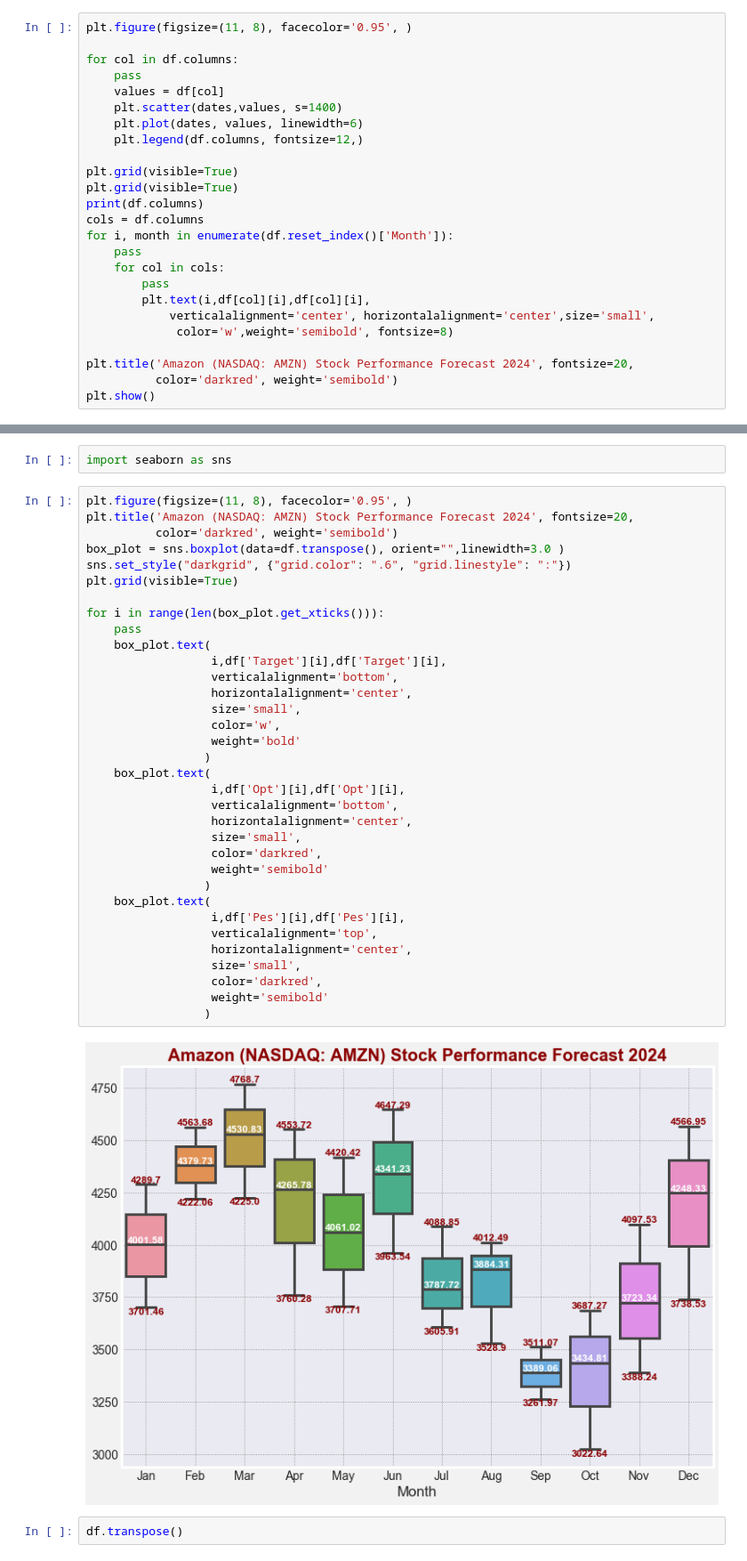
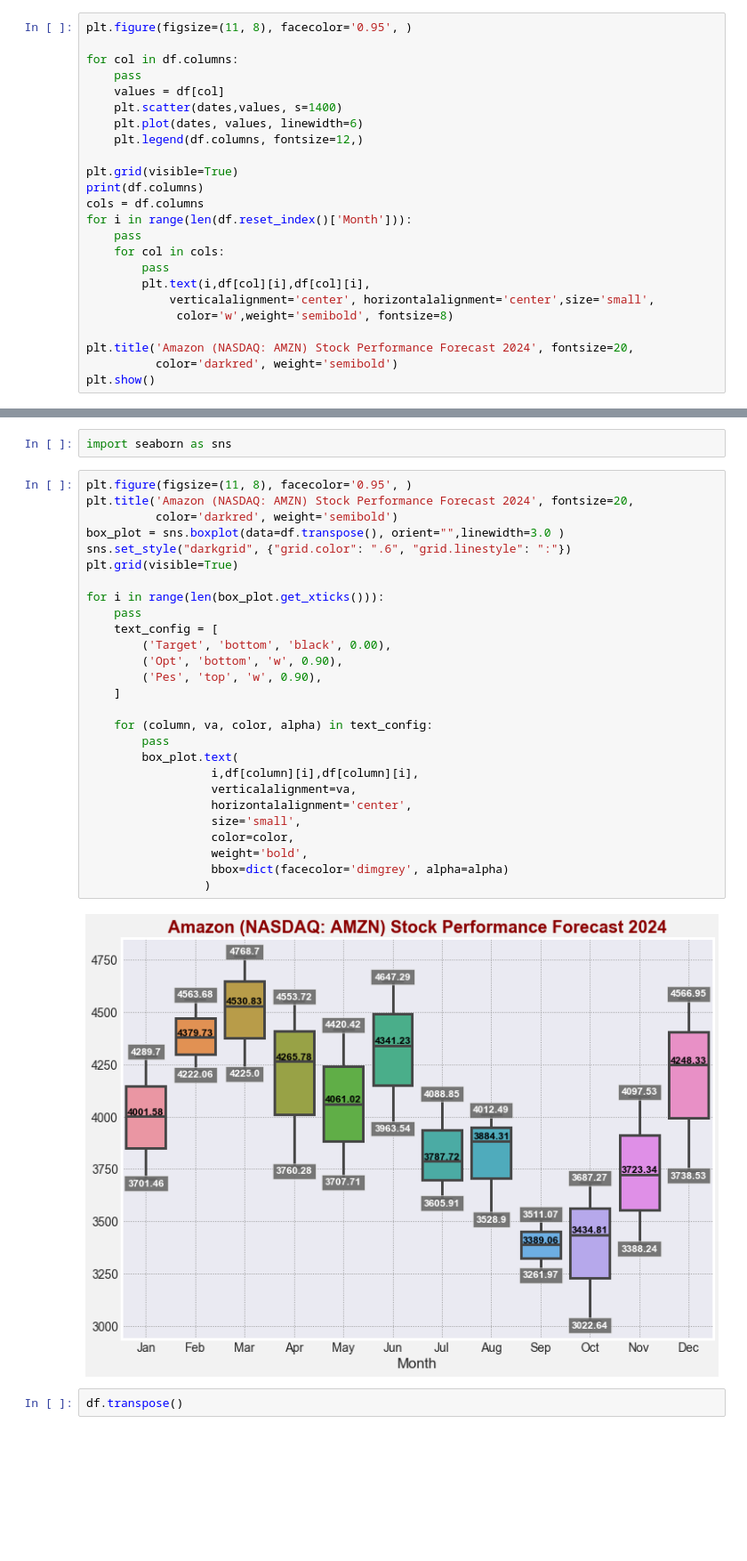
Before and after one commit to attila5287/scrap_and_dataviz, a Jupyter notebook: scrap_and_frame.ipynb, the cells around one changed output, grey strips where cells are left out. Shown at 89% size. Drawn from its saved outputs; the diff is of its cells as text; blank space fills up the shorter version.

```diff
--- a/scrap_and_frame.ipynb
+++ b/scrap_and_frame.ipynb
@@ -101,10 +101,9 @@ for col in df.columns:
     plt.legend(df.columns, fontsize=12,)
 
 plt.grid(visible=True)
-plt.grid(visible=True)
 print(df.columns)
 cols = df.columns
-for i, month in enumerate(df.reset_index()['Month']):
+for i in range(len(df.reset_index()['Month'])):
     pass
     for col in cols:
         pass
@@ -123,39 +122,32 @@ import seaborn as sns
 # %%
 plt.figure(figsize=(11, 8), facecolor='0.95', )
 plt.title('Amazon (NASDAQ: AMZN) Stock Performance Forecast 2024', fontsize=20,
           color='darkred', weight='semibold')
 box_plot = sns.boxplot(data=df.transpose(), orient="",linewidth=3.0 )
 sns.set_style("darkgrid", {"grid.color": ".6", "grid.linestyle": ":"})
 plt.grid(visible=True)
 
 for i in range(len(box_plot.get_xticks())):
     pass
-    box_plot.text(
-                  i,df['Target'][i],df['Target'][i],
-                  verticalalignment='bottom',
+    text_config = [
+        ('Target', 'bottom', 'black', 0.00),
+        ('Opt', 'bottom', 'w', 0.90),
+        ('Pes', 'top', 'w', 0.90),
+    ]
+
+    for (column, va, color, alpha) in text_config:
+        pass
+        box_plot.text(
+                  i,df[column][i],df[column][i],
+                  verticalalignment=va,
                   horizontalalignment='center',
                   size='small',
-                  color='w',
-                  weight='bold'
+                  color=color,
+                  weight='bold',
+                  bbox=dict(facecolor='dimgrey', alpha=alpha)
                  )
-    box_plot.text(
-                  i,df['Opt'][i],df['Opt'][i],
-                  verticalalignment='bottom',
-                  horizontalalignment='center',
-                  size='small',
-                  color='darkred',
-                  weight='semibold'
-                 )
-    box_plot.text(
-                  i,df['Pes'][i],df['Pes'][i],
-                  verticalalignment='top',
-                  horizontalalignment='center',
-                  size='small',
-                  color='darkred',
-                  weight='semibold'
-                 )
 # %% [output]
-[figure, old version]
+[figure, new version]
 # %%
 df.transpose()
 # %% [output]
```
Also changed, not shown: 2 other files.
